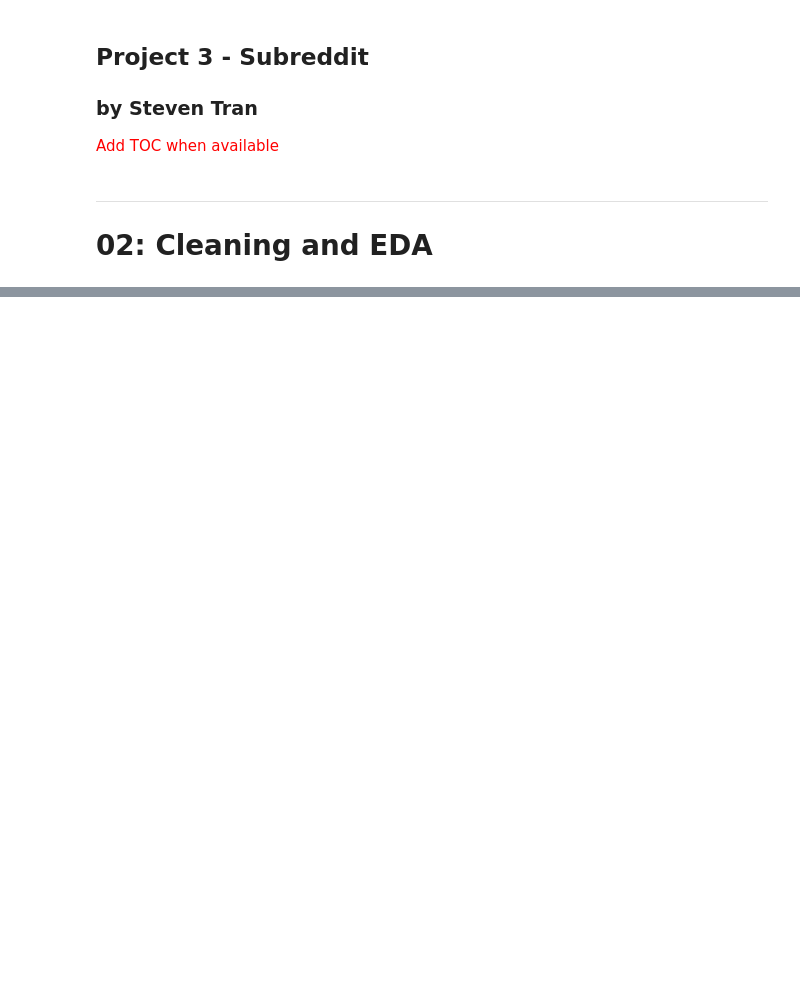
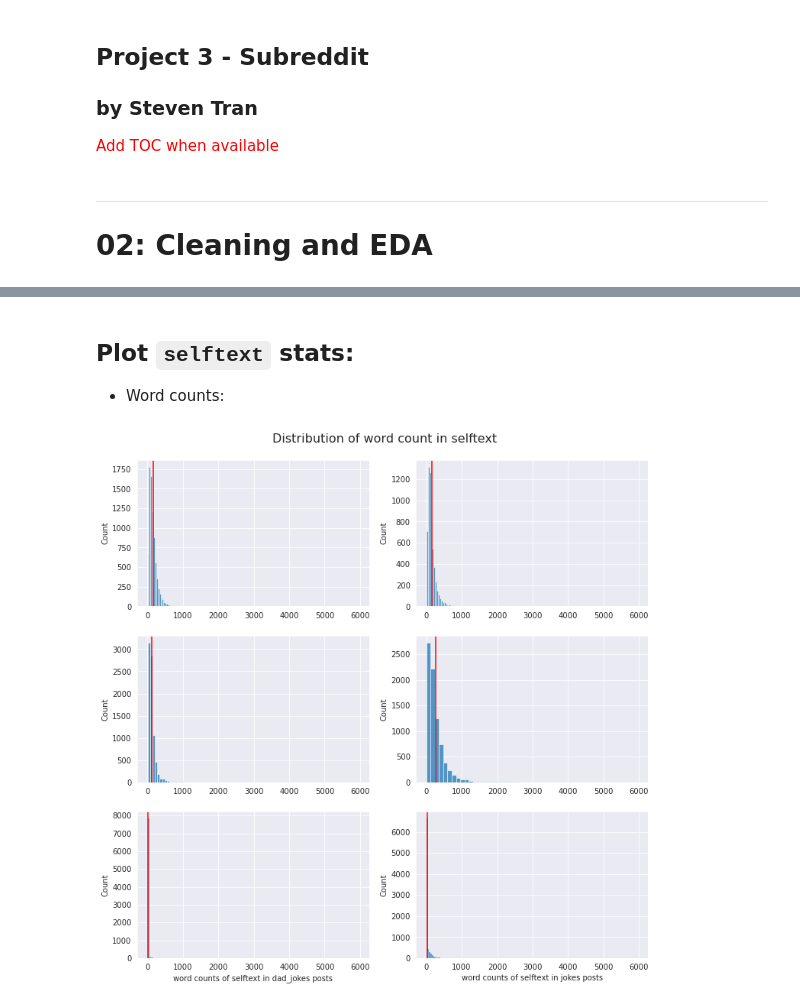
Before and after one commit to mr-steven-tran/subreddit_classification, a Jupyter notebook: code/02_Cleaning_and_EDA.ipynb, the cells around one changed output, grey strips where cells are left out. Drawn from its saved outputs; the diff is of its cells as text; code cells hidden in the pictures; blank space fills up the shorter version.

```diff
--- a/code/02_Cleaning_and_EDA.ipynb
+++ b/code/02_Cleaning_and_EDA.ipynb
@@ -36,0 +172,18 @@ pf.head(3)
+# %% [markdown]
+## Plot `selftext` stats:
+
+* Word counts:
+# %%
+with sns.axes_style("darkgrid"):
+    fig, axs = plt.subplots(3,2,figsize=(12,12), sharex = True)
+    fig.suptitle('Distribution of word count in selftext', y = 0.92, fontsize=16)
+    for i, dataframe in enumerate(dataframes):
+        df = dataframes.get(dataframe)
+
+        #axs[] indexer needs to be [0,1,2] comma [0,1] for 3 row x 2 col subplot grid
+        sns.histplot(x=df['text_wordlen'], bins=50,ax=axs[i//2,i%2])
+        axs[i//2,i%2].axvline(x=title_text_stats.loc[dataframe,'mean_text_wordlen'], color = 'red')
+        axs[i//2,i%2].set(xlabel=f'word counts of selftext in {dataframe} posts')
+        axs[i//2,i%2].tick_params(labelbottom=True)
+# %% [output]
+[figure, added]
```
Also changed, not shown: parts of 31 cells of this notebook, 3 other files.
